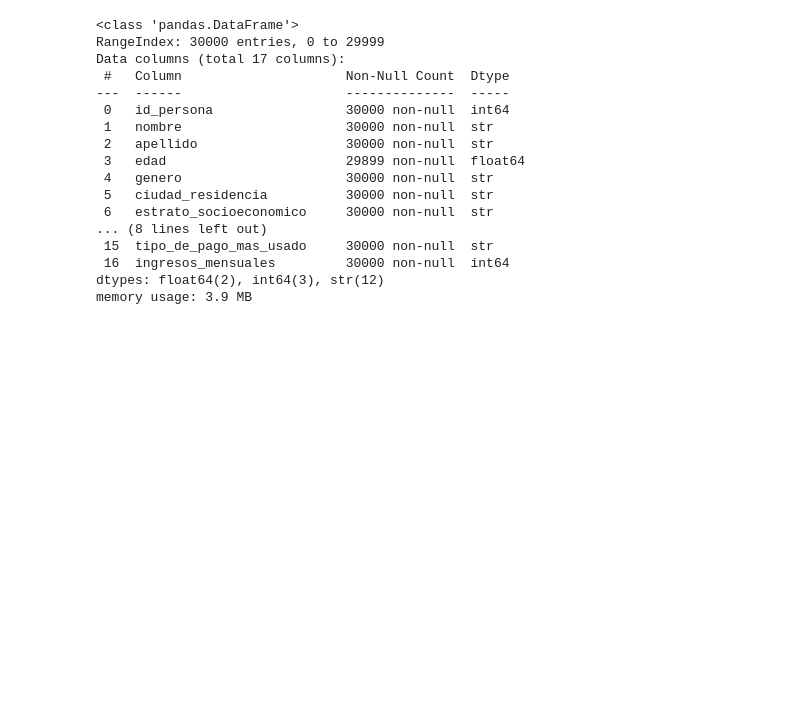
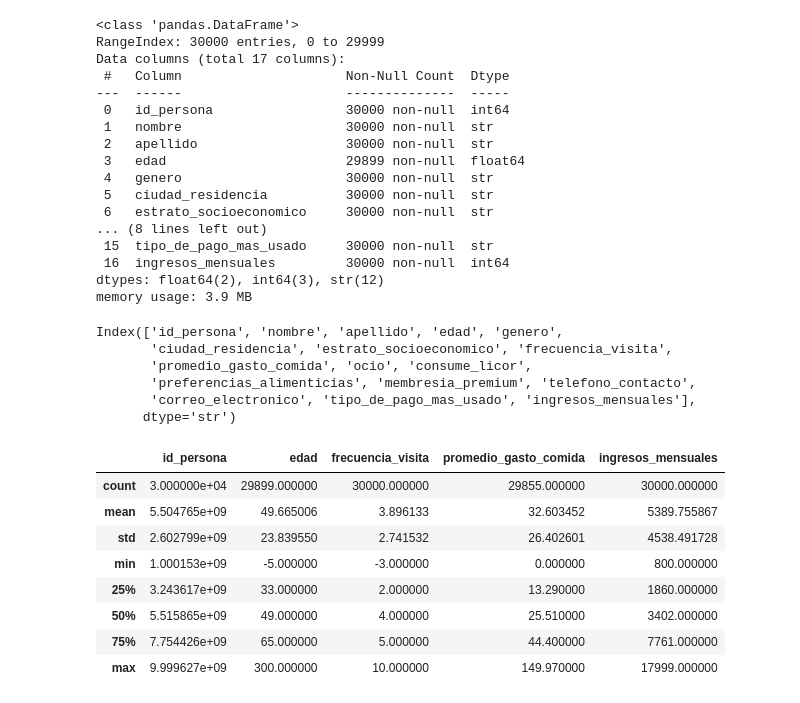
Before and after one commit to pachecobravo/ProyectoM1_Christian_Pacheco, a Jupyter notebook: Avances_Notebooks/Avance_1_EDA.ipynb, the cells around one changed output. Cells and saved outputs as stored; diff of their text form; code cells hidden in the pictures; blank space fills up the shorter version.

```diff
--- a/Avances_Notebooks/Avance_1_EDA.ipynb
+++ b/Avances_Notebooks/Avance_1_EDA.ipynb
@@ -73,3 +73,30 @@ Data columns (total 17 columns):
  16  ingresos_mensuales         30000 non-null  int64
 dtypes: float64(2), int64(3), str(12)
 memory usage: 3.9 MB
+# %%
+#Vemos los nombres de las columnas para tener una idea de qué información tenemos.
+df_restaurantes.columns
+#Tenemos 17 columnas, que son las siguientes:
+# %% [output]
+Index(['id_persona', 'nombre', 'apellido', 'edad', 'genero',
+       'ciudad_residencia', 'estrato_socioeconomico', 'frecuencia_visita',
+       'promedio_gasto_comida', 'ocio', 'consume_licor',
+       'preferencias_alimenticias', 'membresia_premium', 'telefono_contacto',
+       'correo_electronico', 'tipo_de_pago_mas_usado', 'ingresos_mensuales'],
+      dtype='str')
+# %%
+#Estadísticas descriptivas de las columnas numéricas
+df_restaurantes.describe()
+#Aqui vemos dos variables que tienen valores negativos, que son edad y frecuencia_visita, por lo que debemos tratarlas antes de continuar con el análisis.
+
+#Además vemos el valor máxmimo de edad que es 300, lo cual es un valor muy alto y poco probable, por lo que debemos tratarlo antes de continuar con el análisis.
+# %% [output]
+|  | id_persona | edad | frecuencia_visita | promedio_gasto_comida | ingresos_mensuales |
+| count | 3.000000e+04 | 29899.000000 | 30000.000000 | 29855.000000 | 30000.000000 |
+| mean | 5.504765e+09 | 49.665006 | 3.896133 | 32.603452 | 5389.755867 |
+| std | 2.602799e+09 | 23.839550 | 2.741532 | 26.402601 | 4538.491728 |
+| min | 1.000153e+09 | -5.000000 | -3.000000 | 0.000000 | 800.000000 |
+| 25% | 3.243617e+09 | 33.000000 | 2.000000 | 13.290000 | 1860.000000 |
+| 50% | 5.515865e+09 | 49.000000 | 4.000000 | 25.510000 | 3402.000000 |
+| 75% | 7.754426e+09 | 65.000000 | 5.000000 | 44.400000 | 7761.000000 |
+| max | 9.999627e+09 | 300.000000 | 10.000000 | 149.970000 | 17999.000000 |
```
Also changed, not shown: parts of 25 cells of this notebook.
